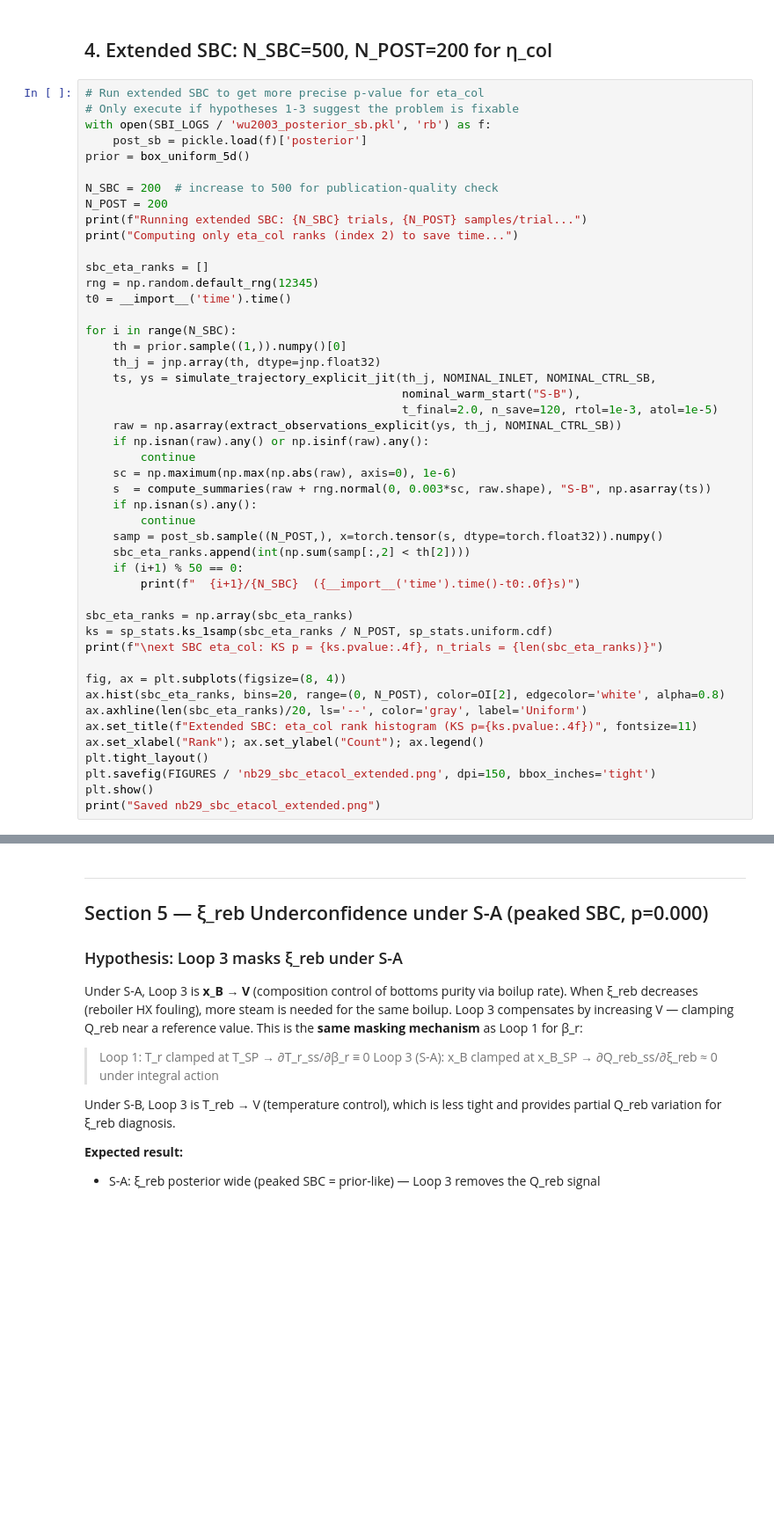
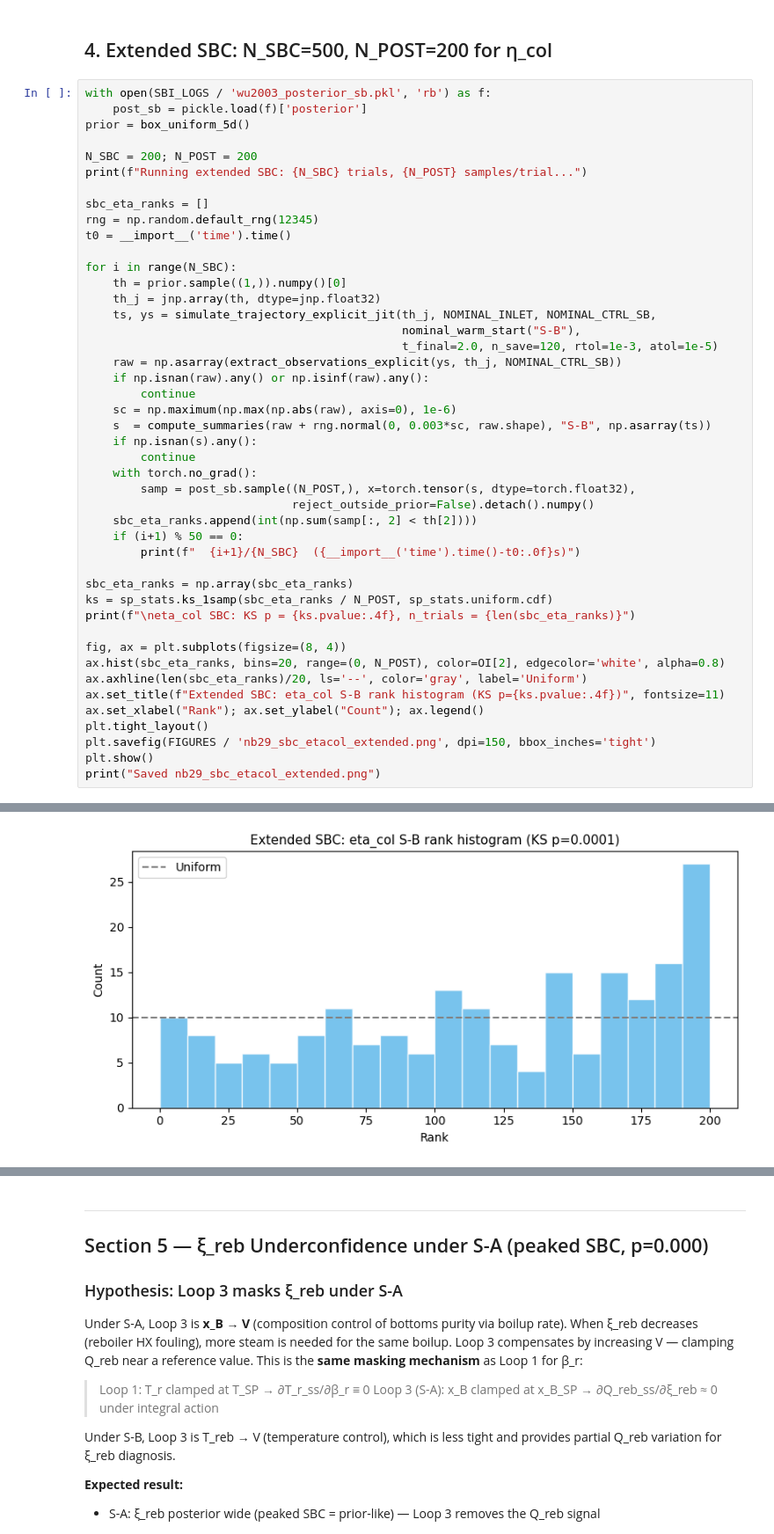
Before and after one commit to simonecasolo/cstr-model-optimisation, a Jupyter notebook: research_project/notebooks/29_etacol_sbc_investigation.ipynb, the cells around one changed output, grey strips where cells are left out. Shown at 88% size. Cells and saved outputs as stored; diff of their text form; blank space fills up the shorter version.

```diff
--- a/research_project/notebooks/29_etacol_sbc_investigation.ipynb
+++ b/research_project/notebooks/29_etacol_sbc_investigation.ipynb
@@ -194,16 +253,12 @@ for feat_idx, feat_name in [(reb_idx, "reb_intensity"), (fr_idx, "recycle_ratio"
 # %% [markdown]
 ## 4. Extended SBC: N_SBC=500, N_POST=200 for η_col
 # %%
-# Run extended SBC to get more precise p-value for eta_col
-# Only execute if hypotheses 1-3 suggest the problem is fixable
 with open(SBI_LOGS / 'wu2003_posterior_sb.pkl', 'rb') as f:
     post_sb = pickle.load(f)['posterior']
 prior = box_uniform_5d()
 
-N_SBC = 200  # increase to 500 for publication-quality check
-N_POST = 200
+N_SBC = 200; N_POST = 200
 print(f"Running extended SBC: {N_SBC} trials, {N_POST} samples/trial...")
-print("Computing only eta_col ranks (index 2) to save time...")
 
 sbc_eta_ranks = []
 rng = np.random.default_rng(12345)
@@ -222,21 +277,24 @@ for i in range(N_SBC):
     s  = compute_summaries(raw + rng.normal(0, 0.003*sc, raw.shape), "S-B", np.asarray(ts))
     if np.isnan(s).any():
         continue
-    samp = post_sb.sample((N_POST,), x=torch.tensor(s, dtype=torch.float32)).numpy()
-    sbc_eta_ranks.append(int(np.sum(samp[:,2] < th[2])))
+    with torch.no_grad():
+        samp = post_sb.sample((N_POST,), x=torch.tensor(s, dtype=torch.float32),
+                              reject_outside_prior=False).detach().numpy()
+    sbc_eta_ranks.append(int(np.sum(samp[:, 2] < th[2])))
     if (i+1) % 50 == 0:
         print(f"  {i+1}/{N_SBC}  ({__import__('time').time()-t0:.0f}s)")
 
 sbc_eta_ranks = np.array(sbc_eta_ranks)
 ks = sp_stats.ks_1samp(sbc_eta_ranks / N_POST, sp_stats.uniform.cdf)
-print(f"\next SBC eta_col: KS p = {ks.pvalue:.4f}, n_trials = {len(sbc_eta_ranks)}")
+print(f"\neta_col SBC: KS p = {ks.pvalue:.4f}, n_trials = {len(sbc_eta_ranks)}")
 
 fig, ax = plt.subplots(figsize=(8, 4))
 ax.hist(sbc_eta_ranks, bins=20, range=(0, N_POST), color=OI[2], edgecolor='white', alpha=0.8)
 ax.axhline(len(sbc_eta_ranks)/20, ls='--', color='gray', label='Uniform')
-ax.set_title(f"Extended SBC: eta_col rank histogram (KS p={ks.pvalue:.4f})", fontsize=11)
+ax.set_title(f"Extended SBC: eta_col S-B rank histogram (KS p={ks.pvalue:.4f})", fontsize=11)
 ax.set_xlabel("Rank"); ax.set_ylabel("Count"); ax.legend()
 plt.tight_layout()
 plt.savefig(FIGURES / 'nb29_sbc_etacol_extended.png', dpi=150, bbox_inches='tight')
 plt.show()
 print("Saved nb29_sbc_etacol_extended.png")
+# %% [output]
@@ -242,0 +313 @@ print("Saved nb29_sbc_etacol_extended.png")
+[figure, added]
```
Also changed, not shown: parts of 10 cells of this notebook, 5 other files.
